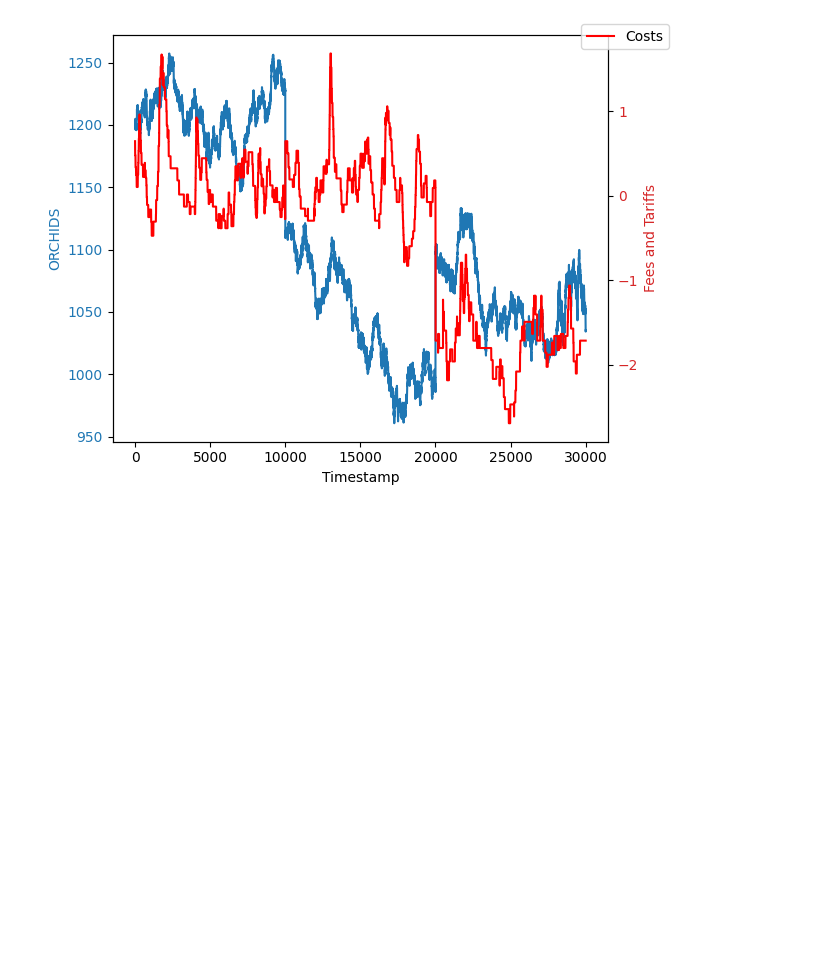
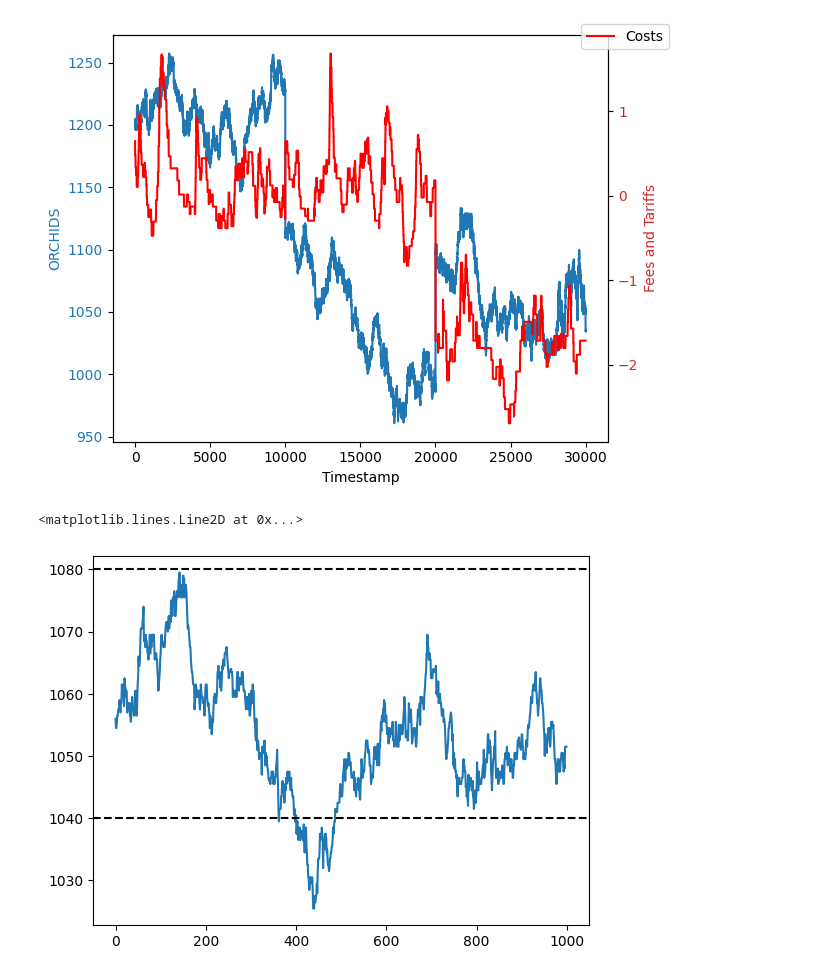
Before and after one commit to AlessandroMagna/prosperity-algo-trading, a Jupyter notebook: notebooks/Round_2.ipynb, the cells around one changed output. Drawn from its saved outputs; the diff is of its cells as text; code cells hidden in the pictures; blank space fills up the shorter version.

```diff
--- a/notebooks/Round_2.ipynb
+++ b/notebooks/Round_2.ipynb
@@ -22,3 +22,8 @@ data.head()
 | 2 | 200 | 1201.75 | 1.5 | 9.5 | -2.0 | 2498.8457 | 79.00821 | -1 |
 | 3 | 300 | 1201.75 | 1.5 | 9.5 | -2.0 | 2498.2780 | 79.01234 | -1 |
 | 4 | 400 | 1201.75 | 1.5 | 9.5 | -2.0 | 2497.7166 | 79.01649 | -1 |
+# %%
+data_5 = pd.read_csv("data/prices_round_3.csv", sep=";")
+#get only the rows containing product = ORCHIDS and reset the index
+data_5 = data_5[data_5['product'] == 'ORCHIDS'].reset_index(drop=True)
+data_5
@@ -93,3 +131,11 @@ fig.legend(loc='upper right')
 plt.show()
 # %% [output]
 [figure]
+# %%
+data_5['mid_price'].plot()
+#plot horizontal line at 1080 and 1040
+plt.axhline(y=1080, color='black', linestyle='--')
+plt.axhline(y=1040, color='black', linestyle='--')
+# %% [output]
+<matplotlib.lines.Line2D at 0x...>
+[figure, added]
```
Also changed, not shown: parts of 3 cells of this notebook, 4 other files.
